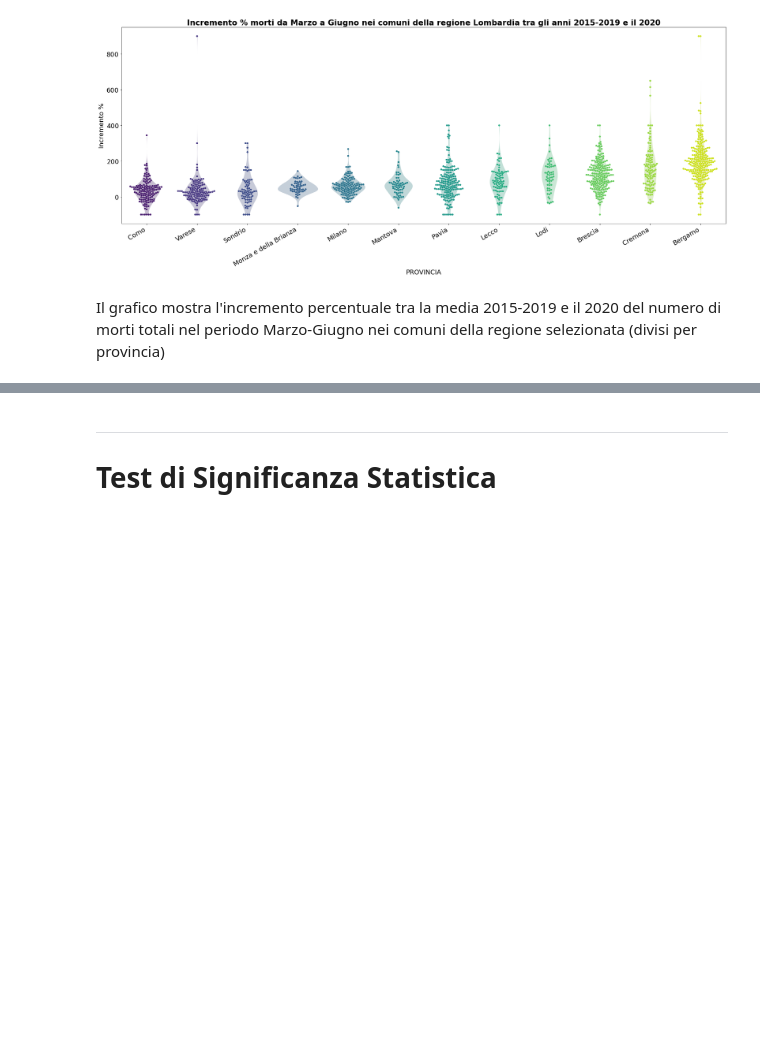
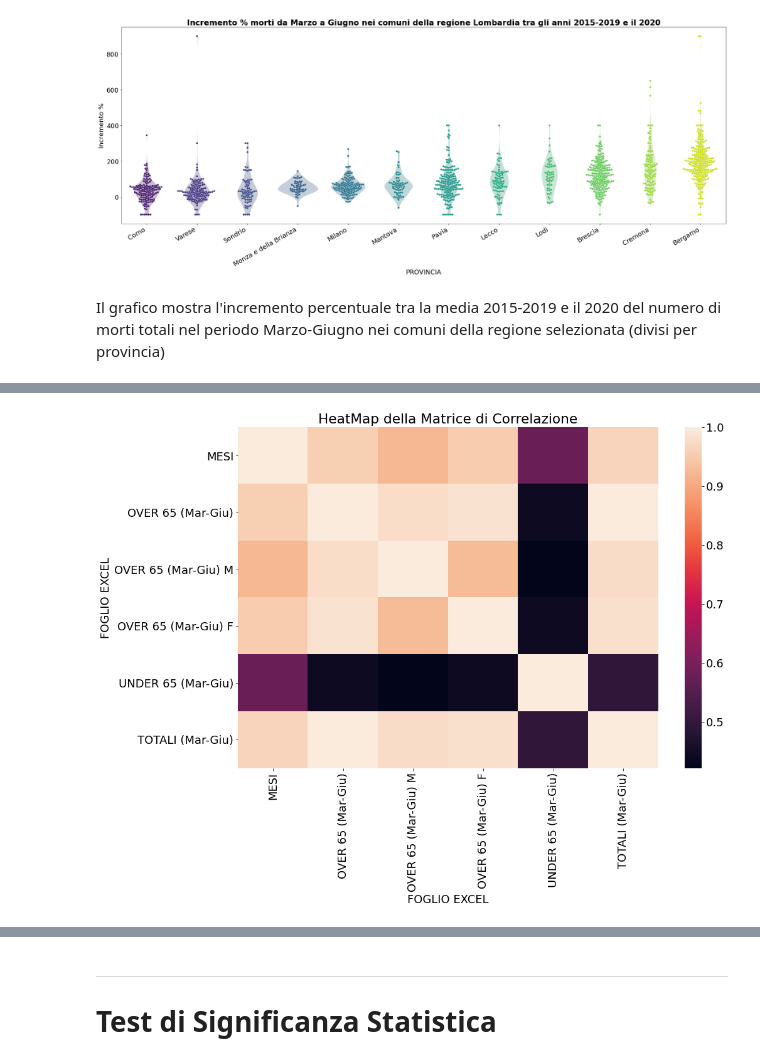
Before and after one commit to EdoardoTronconi/ProgettoPS, a Jupyter notebook: Esame_Tronconi_975734.ipynb, the cells around one changed output, grey strips where cells are left out. Saved outputs shown, nothing was run; the diff lists cells and outputs as text; code cells hidden in the pictures; blank space fills up the shorter version.

```diff
--- a/Esame_Tronconi_975734.ipynb
+++ b/Esame_Tronconi_975734.ipynb
@@ -18,7 +21,7 @@ import scipy.stats as st #funzioni statistiche
 pd.set_option('display.max_columns', None) # mostra tutte le colonne di un dataframe
 # %%
 params = {
-    'figure.figsize' : [18,12],
+    'figure.figsize' : [15,10],
     'font.size' : 18,
 }
 
@@ -112,15 +119,15 @@ df_decessi_over65F.rename(columns={
                                 },
                         level=0, inplace=True)
 # %%
-DATA_RAW = pd.concat([df_nomi_RegProvCom, df_decessi_mesi, df_decessi_sesso, df_decessi_over65, df_decessi_over65M, df_decessi_over65F],keys=['NOMI', 'MESI','TOTALI (Mar-Giu)','OVER 65 (Mar-Giu)','OVER 65 (Mar-Giu) M','OVER 65 (Mar-Giu) F'], axis=1)
-DATA_RAW = DATA_RAW.reset_index().set_index([('NOMI',None,'NOME_REGIONE'),('NOMI',None,'NOME_PROVINCIA'),('NOMI',None,'NOME_COMUNE')]).drop(columns=['REG','PROV'], level=0)
+DECESSI_RAW = pd.concat([df_nomi_RegProvCom, df_decessi_mesi, df_decessi_sesso, df_decessi_over65, df_decessi_over65M, df_decessi_over65F],keys=['NOMI', 'MESI','TOTALI (Mar-Giu)','OVER 65 (Mar-Giu)','OVER 65 (Mar-Giu) M','OVER 65 (Mar-Giu) F'], axis=1)
+DECESSI_RAW = DECESSI_RAW.reset_index().set_index([('NOMI',None,'NOME_REGIONE'),('NOMI',None,'NOME_PROVINCIA'),('NOMI',None,'NOME_COMUNE')]).drop(columns=['REG','PROV'], level=0)
 
-DATA_RAW.index.names = ['REGIONE', 'PROVINCIA','COMUNE']
-DATA_RAW.columns.names = ['FOGLIO EXCEL', 'ANNI',None]
-DATA_RAW.sort_index(inplace=True)
+DECESSI_RAW.index.names = ['REGIONE', 'PROVINCIA','COMUNE']
+DECESSI_RAW.columns.names = ['FOGLIO EXCEL', 'ANNI',None]
+DECESSI_RAW.sort_index(inplace=True)
 
-DATA_RAW = round(DATA_RAW,1)
-DATA_RAW
+DECESSI_RAW = round(DECESSI_RAW,1)
+DECESSI_RAW
 # %% [output]
 |  |  | FOGLIO EXCEL | MESI |  |  |  |  |  |  | ... |
 |  |  | ANNI | MEDIA 2015-2019 |  |  |  |  |  | 2020 | ... |
@@ -290,15 +268,15 @@ def calcola_totali(df):
     dfOut = dfOut.loc[:,(slice(None), slice(None),'totale')]
     return dfOut
 
-DATA = DATA_RAW.drop(columns=['M+F'], level=2).join(calcola_totali(DATA_RAW.drop(columns=['M+F'], level=2))).sort_index(axis=1, level=[0,1], sort_remaining=False)
+DECESSI = DECESSI_RAW.drop(columns=['M+F'], level=2).join(calcola_totali(DECESSI_RAW.drop(columns=['M+F'], level=2))).sort_index(axis=1, level=[0,1], sort_remaining=False)
 
 #Aggiungo colonne per i decessi UNDER 65
 for sesso in ['M','F']:
-    for anni in DATA.loc[:,('OVER 65 (Mar-Giu)', slice(None))].columns.get_level_values(1):
-        DATA.loc[:,('UNDER 65 (Mar-Giu)', anni, 'totale '+sesso)] = round(DATA.loc[:,('TOTALI (Mar-Giu)', anni, sesso)],1) - round(DATA.loc[:,('OVER 65 (Mar-Giu) '+sesso, anni, 'totale')],1)
+    for anni in DECESSI.loc[:,('OVER 65 (Mar-Giu)', slice(None))].columns.get_level_values(1):
+        DECESSI.loc[:,('UNDER 65 (Mar-Giu)', anni, 'totale '+sesso)] = round(DECESSI.loc[:,('TOTALI (Mar-Giu)', anni, sesso)],1) - round(DECESSI.loc[:,('OVER 65 (Mar-Giu) '+sesso, anni, 'totale')],1)
 
-for anni in DATA.loc[:,('OVER 65 (Mar-Giu)', slice(None))].columns.get_level_values(1):
-        DATA.loc[:,('UNDER 65 (Mar-Giu)', anni, 'totale')] = DATA.loc[:,('UNDER 65 (Mar-Giu)', anni, 'totale M')] + DATA.loc[:,('UNDER 65 (Mar-Giu)', anni, 'totale F')]
+for anni in DECESSI.loc[:,('OVER 65 (Mar-Giu)', slice(None))].columns.get_level_values(1):
+        DECESSI.loc[:,('UNDER 65 (Mar-Giu)', anni, 'totale')] = DECESSI.loc[:,('UNDER 65 (Mar-Giu)', anni, 'totale M')] + DECESSI.loc[:,('UNDER 65 (Mar-Giu)', anni, 'totale F')]
 
 #Aggiungo colonna con la zona geografica
 def zona(regione):
@@ -315,7 +293,8 @@ def zona(regione):
     else:
         raise ValueError('Regione deve essere tra "Abruzzo", "Basilicata", "Calabria", "Campania", "Emilia-Romagna", "Friuli-Venezia Giulia", "Lazio", "Liguria", "Lombardia", "Marche", "Molise", "Piemonte", "Puglia", "Sardegna", "Sicilia", "Toscana", "Trentino-Alto Adige/Südtirol", "Umbria", "Valle d\'Aosta/Vallée d\'Aoste" o "Veneto"')
 
-ZONA = DATA.reset_index()['REGIONE'].apply(zona)
-ZONA.index = DATA.index
-DATA['Zona'] = ZONA
+ZONA = DECESSI.reset_index()['REGIONE'].map(zona)
+ZONA.index = DECESSI.index
+DECESSI['Zona'] = ZONA
+POPOLAZIONE['Zona'] = ZONA
 # %%
@@ -358,7 +337,7 @@ def calcola_incrementi (dfIn):
         anni = df.loc[:,(FOGLIO,slice(None))].columns.get_level_values(1).unique()
         for cat in df[[FOGLIO]].columns.get_level_values(2).unique():
             dfOut.loc[:,(FOGLIO,'Incrementi',cat)] = (df.loc[:,(FOGLIO,anni[0],cat)] - df.loc[:,(FOGLIO,anni[1],cat)])
-    return dfOut.loc[:,(slice(None),'Incrementi',slice(None))].replace(np.inf,np.nan)
+    return round(dfOut.loc[:,(slice(None),'Incrementi',slice(None))].replace(np.inf,np.nan),2)
 # %% [markdown]
 ### Totale Italia (periodo marzo-giugno)
 # %%
@@ -739,0 +579,6 @@ st.norm.fit(incrDecessi_Over65_su_Tot.replace([np.inf,-np.inf],np.nan).dropna())
+# %%
+CORR_matrix = calcola_incrementi(DECESSI.loc[:,(slice(None), slice(None),'totale')]).droplevel(level=[1,2], axis=1).corr()
+sns.heatmap(CORR_matrix)
+plt.title('HeatMap della Matrice di Correlazione')
+CORR_matrix
+# %% [output]
@@ -739,0 +593 @@ st.norm.fit(incrDecessi_Over65_su_Tot.replace([np.inf,-np.inf],np.nan).dropna())
+[figure, added]
```
Also changed, not shown: parts of 80 cells of this notebook.
